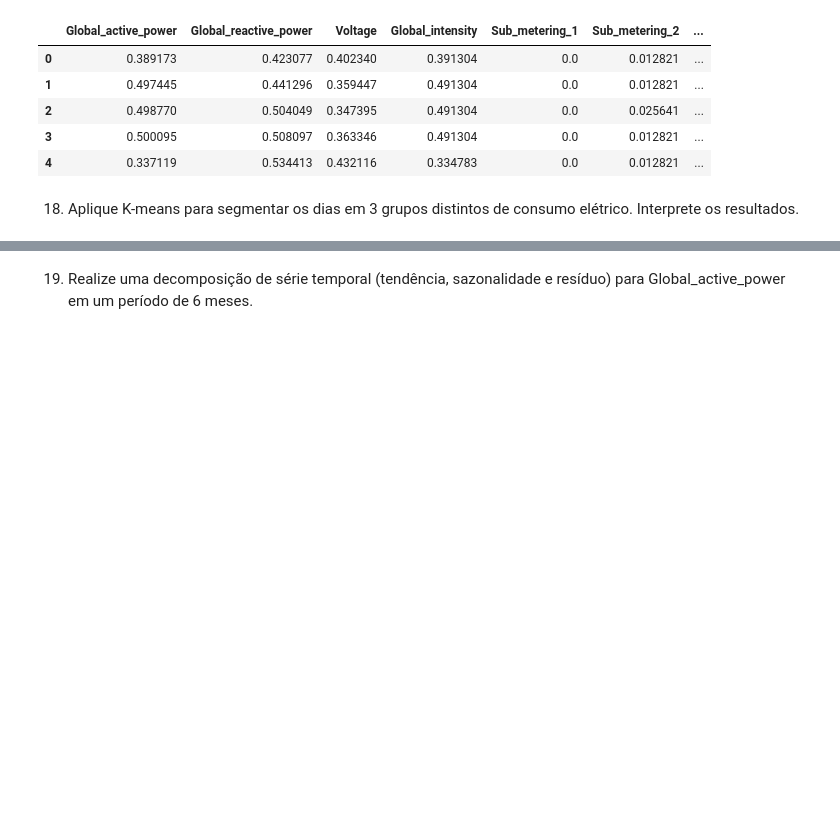
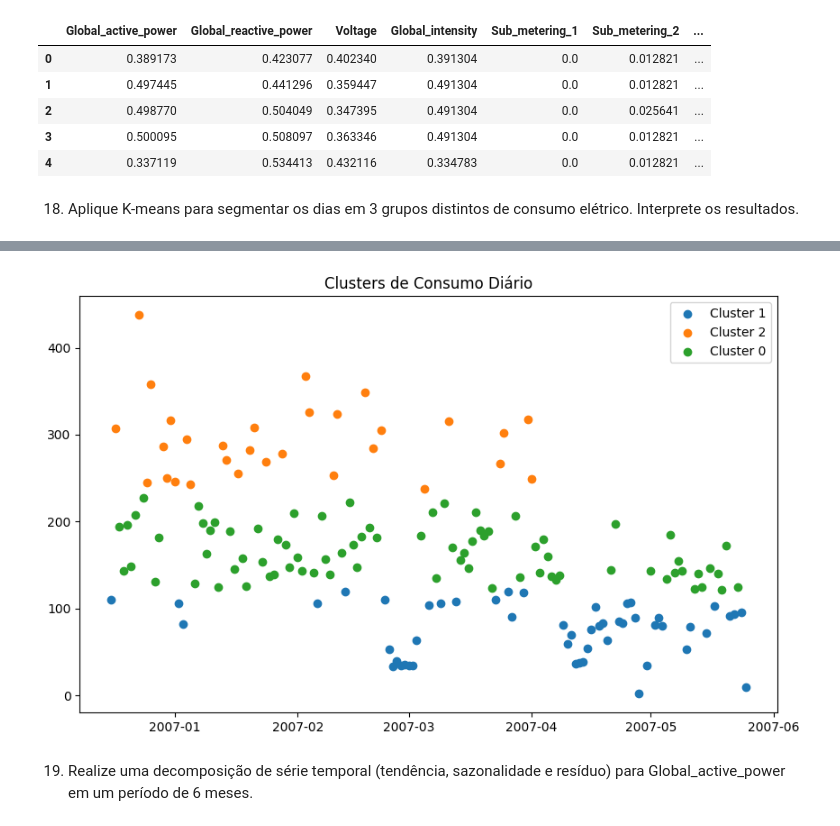
Before and after one commit to NathanMagno/energy-consumers-data, a Jupyter notebook: cp04.ipynb, the cells around one changed output, grey strips where cells are left out. Drawn from its saved outputs; the diff is of its cells as text; code cells hidden in the pictures; blank space fills up the shorter version.

```diff
--- a/cp04.ipynb
+++ b/cp04.ipynb
@@ -389,0 +431,24 @@ display(df[colunas_numericas].head())
+# %%
+# como a porcentagem de valores NaN é menor que 5%, vamos apagá-los
+
+df = df.dropna(subset=['Global_active_power'])
+# %%
+# agrupando consumo por dia
+
+diario = df.groupby('Date')['Global_active_power'].sum().reset_index()
+# %%
+# aplicando KMeans com 3 clusters (3 grupos distintos de consumo elétrico)
+
+kmeans = KMeans(n_clusters=3)
+diario['cluster'] = kmeans.fit_predict(diario[['Global_active_power']])
+# %%
+# Visualizar clusters
+plt.figure(figsize=(10,6))
+for c in diario['cluster'].unique():
+    plt.scatter(diario[diario['cluster']==c]['Date'],
+                diario[diario['cluster']==c]['Global_active_power'], label=f'Cluster {c}')
+plt.legend()
+plt.title("Clusters de Consumo Diário")
+plt.show()
+# %% [output]
+[figure, added]
```
Also changed, not shown: parts of 11 cells of this notebook.
